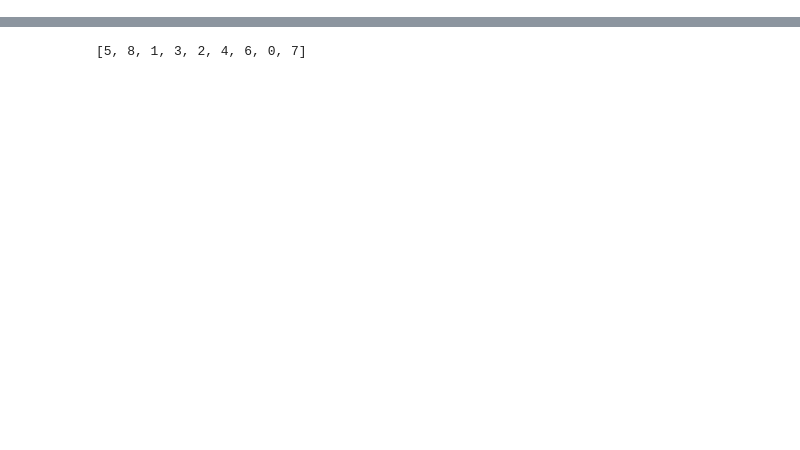
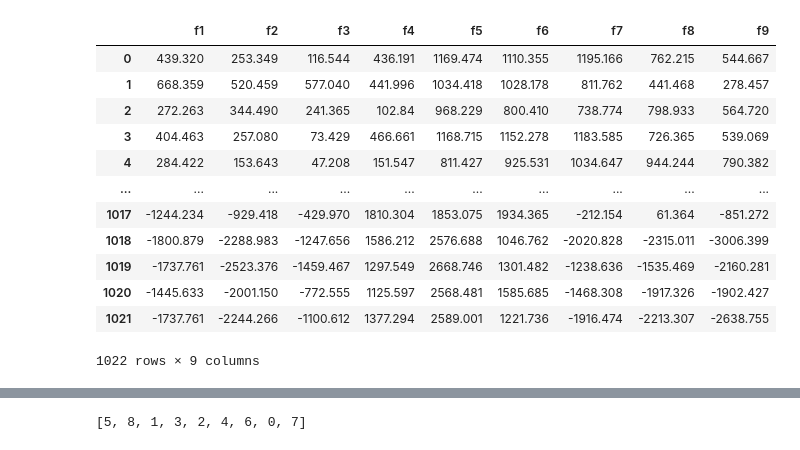
Before and after one commit to industrial-optimization-group/KAKARAKE, a Jupyter notebook: Notebooks/TSP.ipynb, the cells around one changed output, grey strips where cells are left out. Saved outputs shown, nothing was run; the diff lists cells and outputs as text; code cells hidden in the pictures; blank space fills up the shorter version.

```diff
--- a/Notebooks/TSP.ipynb
+++ b/Notebooks/TSP.ipynb
@@ -30,0 +31,16 @@ data = pd.read_csv("../c432-88.csv", header=None, sep="\s+")[range(2, 11)]
+# %%
+data
+# %% [output]
+|  | f1 | f2 | f3 | f4 | f5 | f6 | f7 | f8 | f9 |
+| 0 | 439.320 | 253.349 | 116.544 | 436.191 | 1169.474 | 1110.355 | 1195.166 | 762.215 | 544.667 |
+| 1 | 668.359 | 520.459 | 577.040 | 441.996 | 1034.418 | 1028.178 | 811.762 | 441.468 | 278.457 |
+| 2 | 272.263 | 344.490 | 241.365 | 102.84 | 968.229 | 800.410 | 738.774 | 798.933 | 564.720 |
+| 3 | 404.463 | 257.080 | 73.429 | 466.661 | 1168.715 | 1152.278 | 1183.585 | 726.365 | 539.069 |
+| 4 | 284.422 | 153.643 | 47.208 | 151.547 | 811.427 | 925.531 | 1034.647 | 944.244 | 790.382 |
+| ... | ... | ... | ... | ... | ... | ... | ... | ... | ... |
+| 1017 | -1244.234 | -929.418 | -429.970 | 1810.304 | 1853.075 | 1934.365 | -212.154 | 61.364 | -851.272 |
+| 1018 | -1800.879 | -2288.983 | -1247.656 | 1586.212 | 2576.688 | 1046.762 | -2020.828 | -2315.011 | -3006.399 |
+| 1019 | -1737.761 | -2523.376 | -1459.467 | 1297.549 | 2668.746 | 1301.482 | -1238.636 | -1535.469 | -2160.281 |
+| 1020 | -1445.633 | -2001.150 | -772.555 | 1125.597 | 2568.481 | 1585.685 | -1468.308 | -1917.326 | -1902.427 |
+| 1021 | -1737.761 | -2244.266 | -1100.612 | 1377.294 | 2589.001 | 1221.736 | -1916.474 | -2213.307 | -2638.755 |
+1022 rows × 9 columns
```
Also changed, not shown: parts of 8 cells of this notebook, 36 other files.
